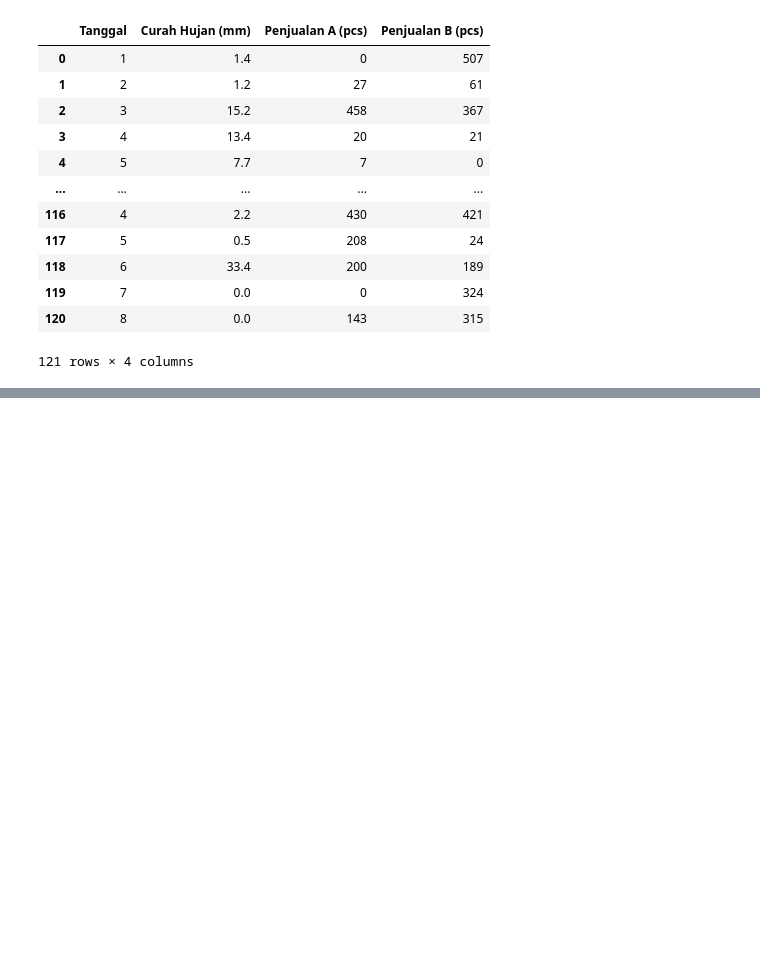
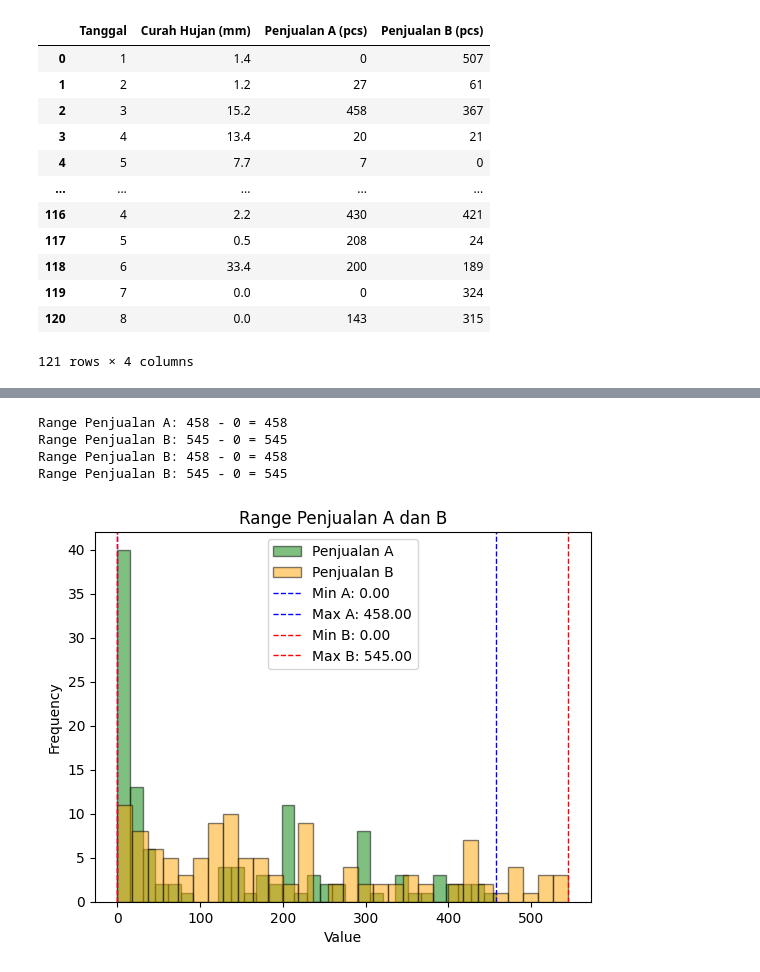
Before and after one commit to HikariReiziq/Coding-Task-1-A-046-061-079-123, a Jupyter notebook: Deskripsi-Data.ipynb, the cells around one changed output, grey strips where cells are left out. Drawn from its saved outputs; the diff is of its cells as text; code cells hidden in the pictures; blank space fills up the shorter version.

```diff
--- a/Deskripsi-Data.ipynb
+++ b/Deskripsi-Data.ipynb
@@ -22,0 +187,73 @@ dataset
+# %%
+import matplotlib.pyplot as plt  # untuk visualisasi data
+from collections import Counter  # untuk menghitung modus
+
+
+penjualan_B = dataset['Penjualan A (pcs)']
+
+def calc_range(penjualan_A):
+    nilai_tertinggi = max(penjualan_A)
+    nilai_terendah = min(penjualan_A)
+    data_range = max(penjualan_A) - min(penjualan_A)
+
+    print(f"Range Penjualan A: {nilai_tertinggi} - {nilai_terendah} = {data_range}")
+    return data_range
+
+
+calc_range(penjualan_B)
+
+#--------------------------------------------------------------------------------------------------------------#
+penjualan_B = dataset['Penjualan B (pcs)']
+
+def calc_range(penjualan_B):
+    nilai_tertinggi = max(penjualan_B)
+    nilai_terendah = min(penjualan_B)
+    data_range = max(penjualan_B) - min(penjualan_B)
+
+    print(f"Range Penjualan B: {nilai_tertinggi} - {nilai_terendah} = {data_range}")
+    return data_range
+
+calc_range(penjualan_B)
+
+#--------------------------------------------------------------------------------------------------------------#
+
+
+# Fungsi visualisasi untuk dua dataset
+def visualize_range(penjualan_A, penjualan_B):
+    # Membuat histogram untuk Penjualan A dan Penjualan B
+    plt.hist(penjualan_A, bins=30, edgecolor='black', alpha=0.5, color='green', label='Penjualan A')
+    plt.hist(penjualan_B, bins=30, edgecolor='black', alpha=0.5, color='orange', label='Penjualan B')
+
+    # Menghitung range Penjualan A dan B
+    calc_range(penjualan_A)
+    calc_range(penjualan_B)
+
+    # Menambahkan garis vertikal untuk nilai min dan max dari Penjualan A
+    plt.axvline(x=min(penjualan_A), color='blue', linestyle='dashed', linewidth=1, label=f'Min A: {min(penjualan_A):.2f}')
+    plt.axvline(x=max(penjualan_A), color='blue', linestyle='dashed', linewidth=1, label=f'Max A: {max(penjualan_A):.2f}')
+
+    # Menambahkan garis vertikal untuk nilai min dan max dari Penjualan B
+    plt.axvline(x=min(penjualan_B), color='red', linestyle='dashed', linewidth=1, label=f'Min B: {min(penjualan_B):.2f}')
+    plt.axvline(x=max(penjualan_B), color='red', linestyle='dashed', linewidth=1, label=f'Max B: {max(penjualan_B):.2f}')
+
+    # Menambahkan label, judul, dan legenda
+    plt.xlabel('Value')
+    plt.ylabel('Frequency')
+    plt.title('Range Penjualan A dan B')
+    plt.legend()
+
+    # Menampilkan plot
+    plt.show()
+
+# Contoh data penjualan
+penjualan_B = dataset['Penjualan A (pcs)']
+penjualan_B = dataset['Penjualan B (pcs)']
+
+# Memanggil visualisasi
+visualize_range(penjualan_B, penjualan_B)
+# %% [output]
+Range Penjualan A: 458 - 0 = 458
+Range Penjualan B: 545 - 0 = 545
+Range Penjualan B: 458 - 0 = 458
+Range Penjualan B: 545 - 0 = 545
+[figure, added]
```
Also changed, not shown: parts of 9 cells of this notebook, 2 other files.
